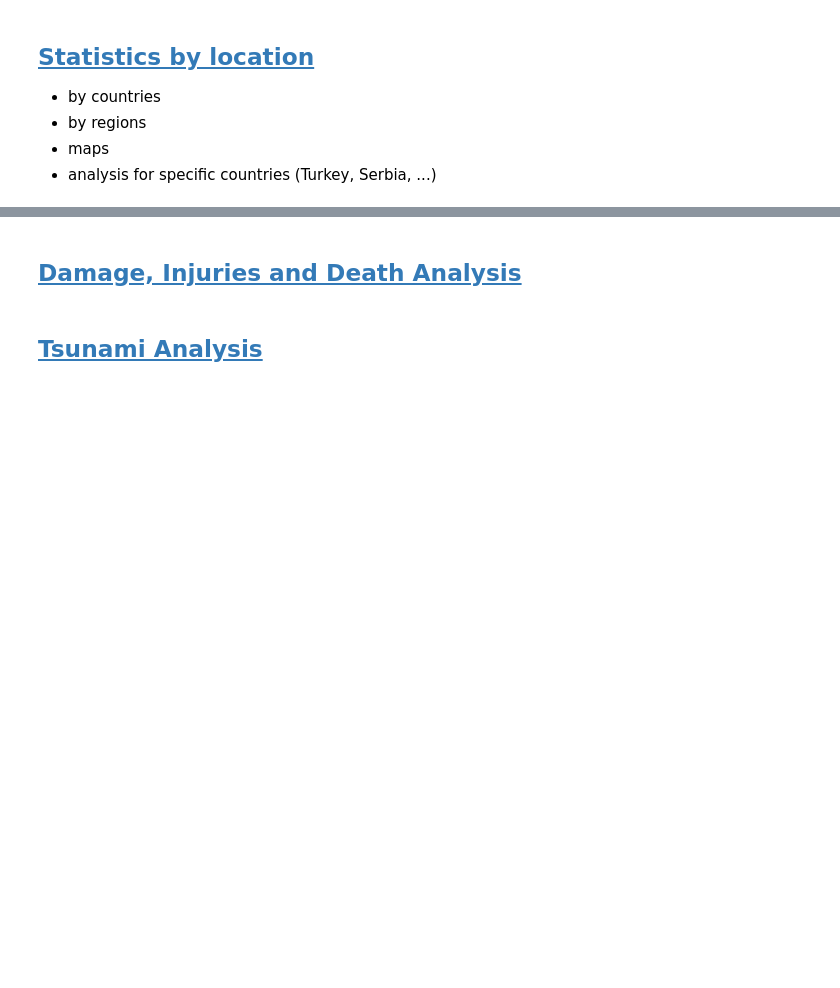
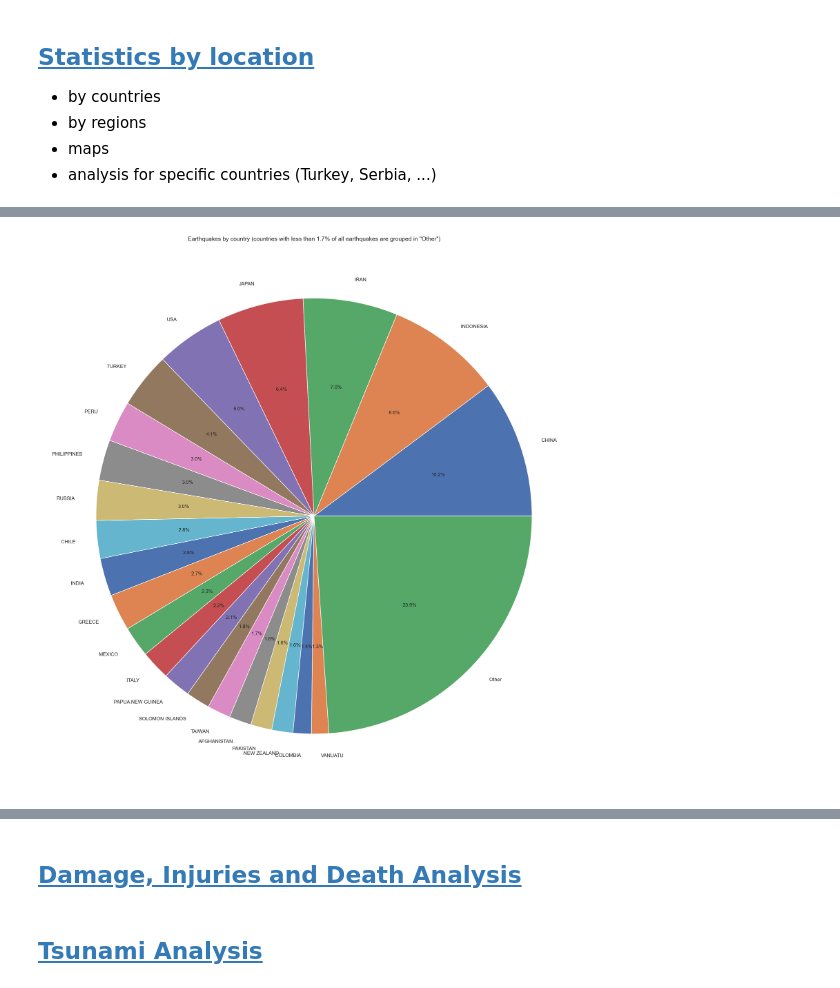
Before and after one commit to DejanGjer/Earthquakes-EDA, a Jupyter notebook: project.ipynb, the cells around one changed output, grey strips where cells are left out. Saved outputs shown, nothing was run; the diff lists cells and outputs as text; code cells hidden in the pictures; blank space fills up the shorter version.

```diff
--- a/project.ipynb
+++ b/project.ipynb
@@ -1170,0 +1220,19 @@ We can see that minimums and means stayed same over the years. Maximum values ch
+# %%
+import matplotlib as mpl
+mpl.rcParams['font.size'] = 8.0
+
+total_num_of_earthquakes = earthquakes_by_country.sum()
+sufficient_num_of_earthquakes = total_num_of_earthquakes * 0.012
+earthquakes_by_country_cropped = earthquakes_by_country[earthquakes_by_country > sufficient_num_of_earthquakes]
+earthquakes_by_country_cropped["Other"] = earthquakes_by_country[earthquakes_by_country <= sufficient_num_of_earthquakes].sum()
+
+# create a pie chart
+plt.figure(figsize=(20, 20), dpi=150)
+plt.pie(earthquakes_by_country_cropped, labels=earthquakes_by_country_cropped.index, autopct='%1.1f%%', textprops={'fontsize': 10})
+
+# set the title
+plt.title('Earthquakes by country (countries with less than 1.7% of all earthquakes are grouped in "Other")')
+# show the chart
+plt.show()
+# %% [output]
+[figure, added]
```
Also changed, not shown: parts of 9 cells of this notebook, 1 other file.
